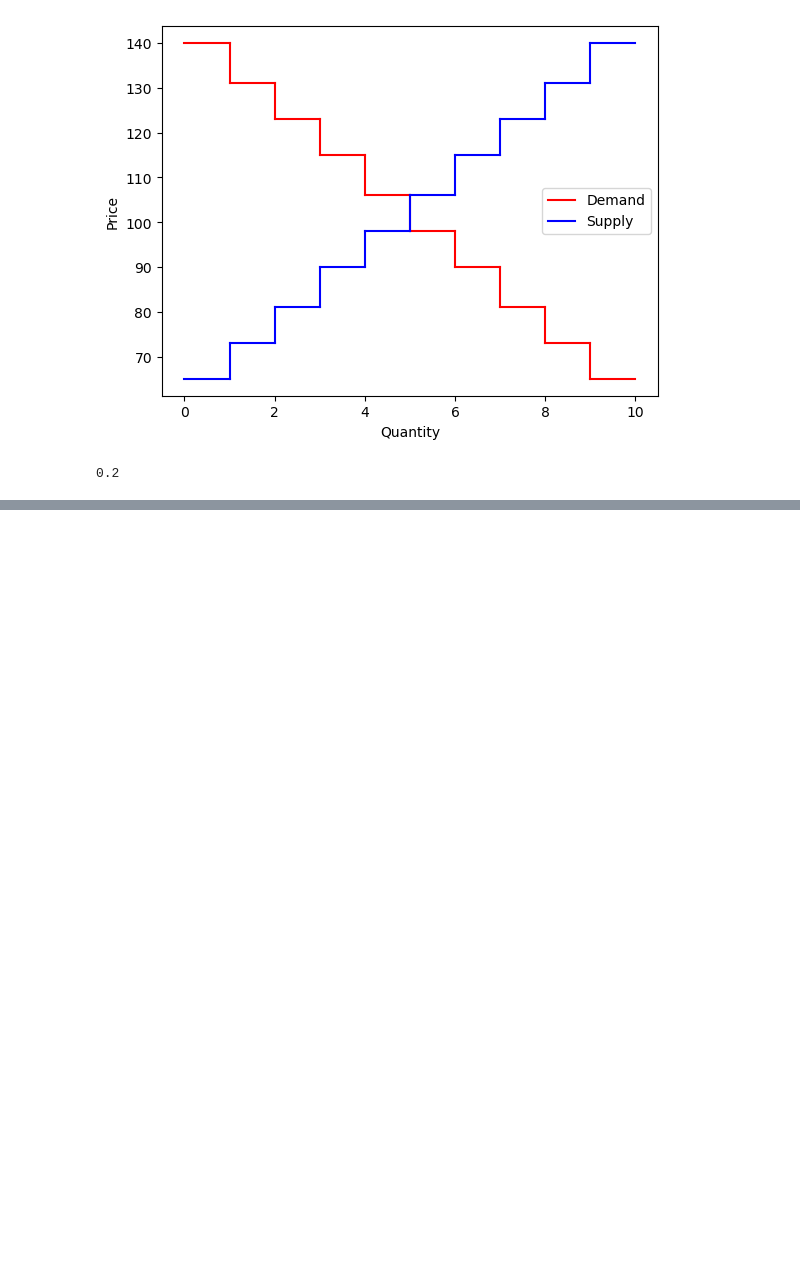
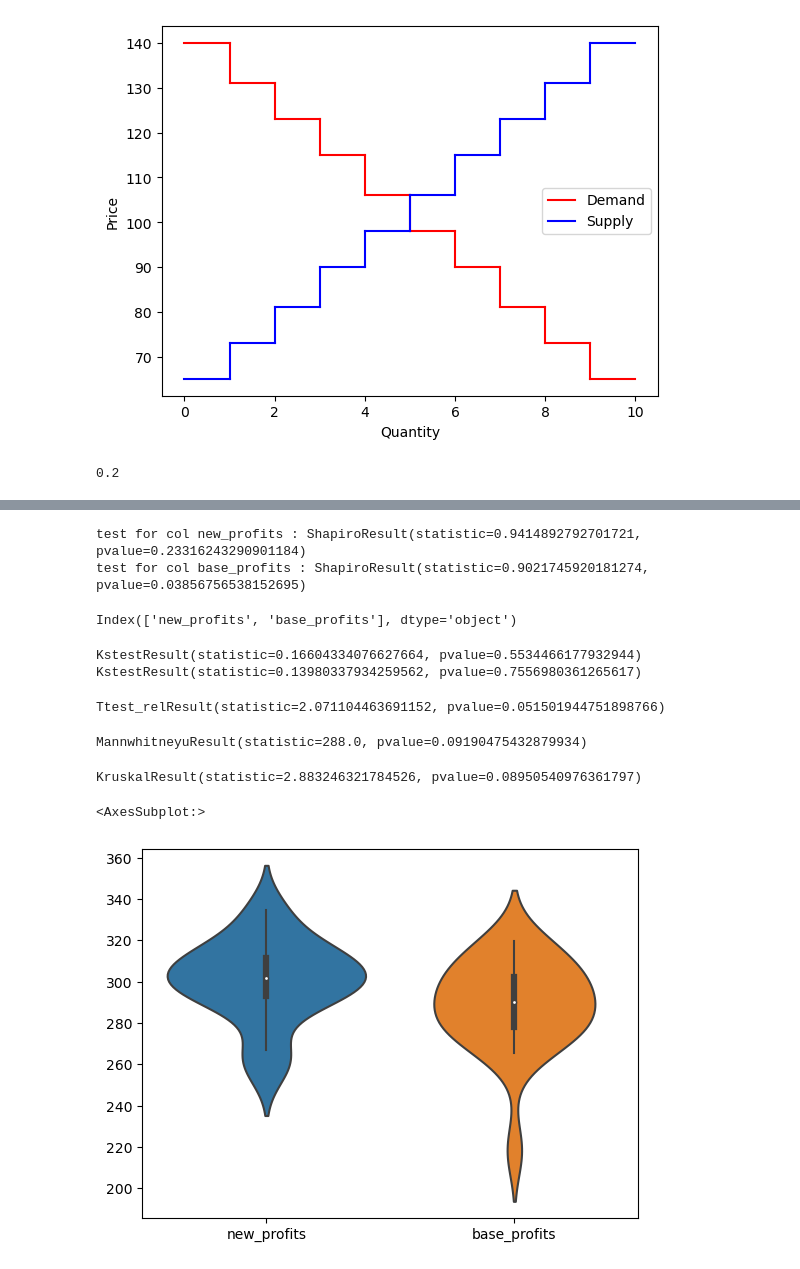
Before and after one commit to armandcismaru/BSE-Trading-PRDE, a Jupyter notebook: IEFT-experiments.ipynb, the cells around one changed output, grey strips where cells are left out. Cells and saved outputs as stored; diff of their text form; code cells hidden in the pictures; blank space fills up the shorter version.

```diff
--- a/IEFT-experiments.ipynb
+++ b/IEFT-experiments.ipynb
@@ -319,2 +320,3 @@ import pandas as pd
 # %%
-df = pd.read_csv('all_results_k4_F1.8.csv')
+df = pd.read_csv('stats_test.csv')
+df.head()
@@ -323,0 +340,39 @@ print(df.std())
+# %%
+for col in df.columns:
+    shapiro_test = stats.shapiro(df[col])
+    print('test for col', col, ':', shapiro_test)
+# %% [output]
+test for col new_profits : ShapiroResult(statistic=0.9414892792701721, pvalue=0.23316243290901184)
+test for col base_profits : ShapiroResult(statistic=0.9021745920181274, pvalue=0.03856756538152695)
+# %%
+df.columns
+# %% [output]
+Index(['new_profits', 'base_profits'], dtype='object')
+# %%
+df_scaled = df.copy()
+for column in df_scaled.columns:
+    df_scaled[column] = (df_scaled[column] - df_scaled[column].mean()) / df_scaled[column].std()
+
+for col in df_scaled.columns:
+    ks_test = stats.kstest(df_scaled[col], stats.norm.cdf)
+    print(ks_test)
+# %% [output]
+KstestResult(statistic=0.16604334076627664, pvalue=0.5534466177932944)
+KstestResult(statistic=0.13980337934259562, pvalue=0.7556980361265617)
+# %%
+ttest_rel(df['new_profits'], df['base_profits'])
+# %% [output]
+Ttest_relResult(statistic=2.071104463691152, pvalue=0.051501944751898766)
+# %%
+stats.mannwhitneyu(df['new_profits'], df['base_profits'])
+# %% [output]
+MannwhitneyuResult(statistic=288.0, pvalue=0.09190475432879934)
+# %%
+stats.kruskal(df['new_profits'], df['base_profits'])
+# %% [output]
+KruskalResult(statistic=2.883246321784526, pvalue=0.08950540976361797)
+# %%
+sns.violinplot(data=df)
+# %% [output]
+<AxesSubplot:>
+[figure, added]
```
Also changed, not shown: parts of 9 cells of this notebook, 15 other files.
